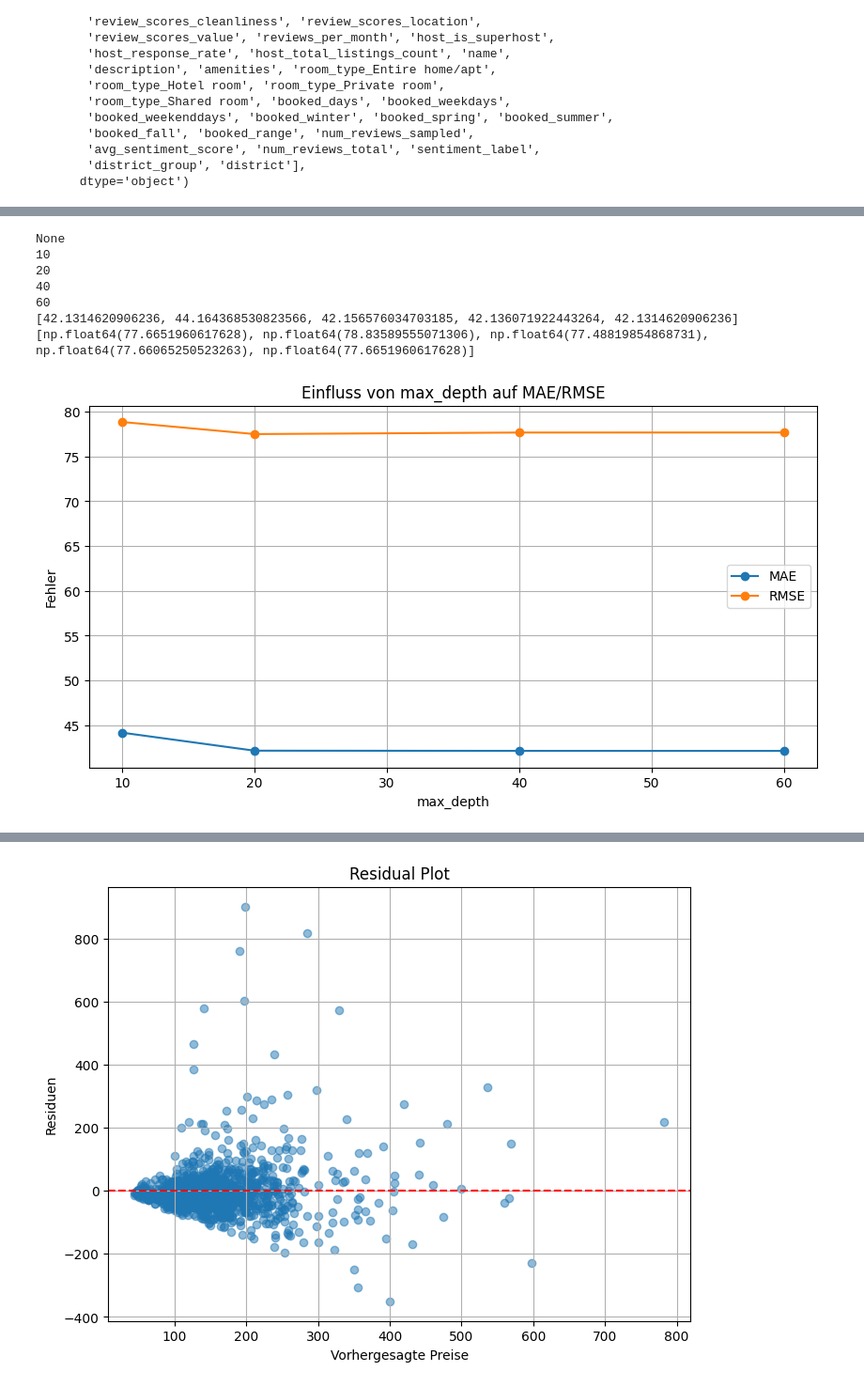
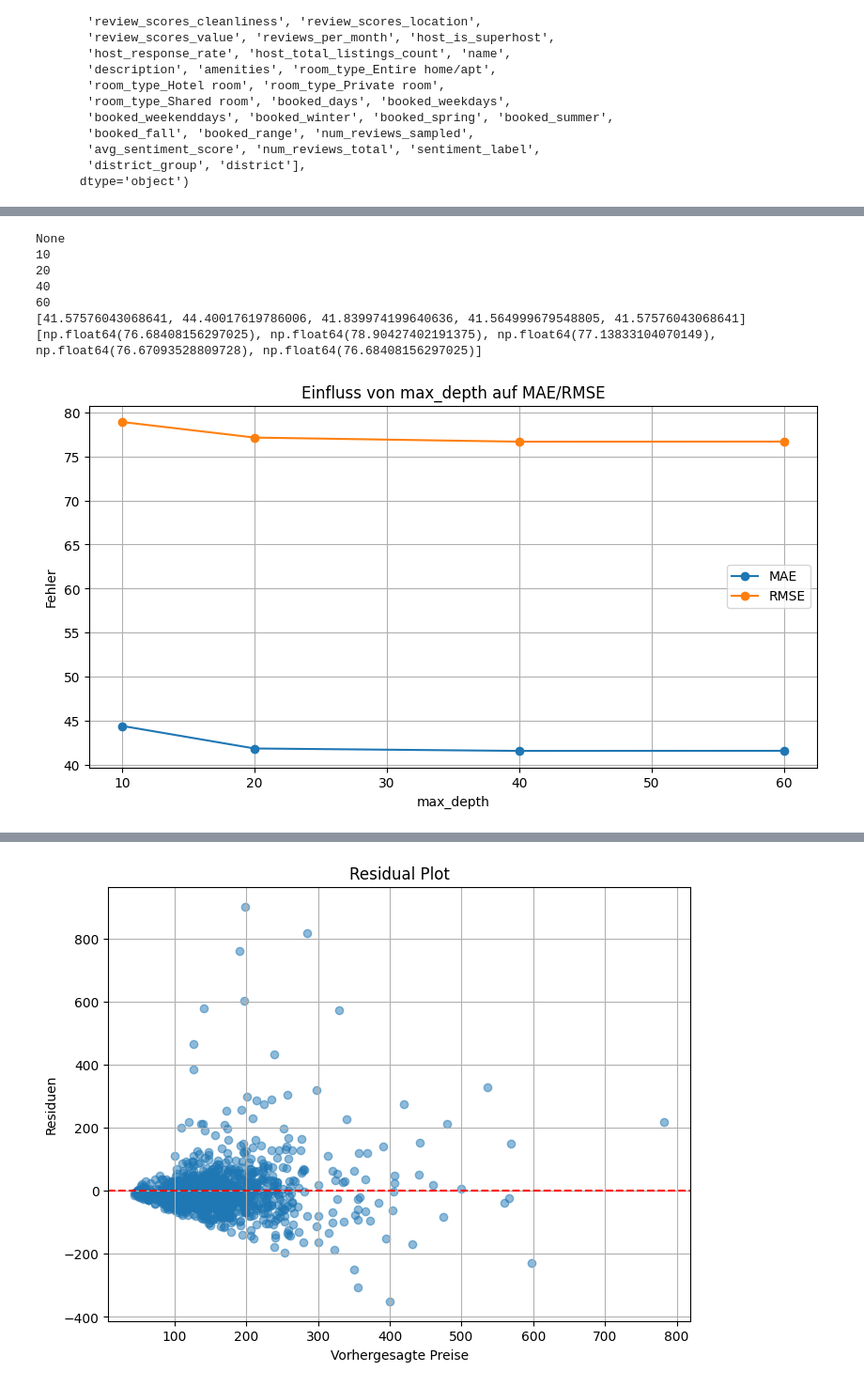
Before and after one commit to Spuphi/ML-airbnb, a Jupyter notebook: RandomForrest.ipynb, the cells around one changed output, grey strips where cells are left out. Shown at 94% size. Cells and saved outputs as stored; diff of their text form; code cells hidden in the pictures.

```diff
--- a/RandomForrest.ipynb
+++ b/RandomForrest.ipynb
@@ -107,5 +107,5 @@ Teste Feature-Set: alle_features
 # %%
-features = feature_sets["calendar_plus_basics2"]
+features = feature_sets["calendar_plus_basics3"]
 # %%
 # Funktion zum Testen von Hyperparametern
 def test_hyperparameter(param_name, param_values, features):
@@ -167,18 +167,18 @@ test_hyperparameter(
 # %%
 test_hyperparameter(
     "max_depth",
     [None, 10, 20, 40, 60],
-    feature_sets["calendar_plus_basics4"]
+    feature_sets["calendar_plus_basics3"]
 )
 # %% [output]
 None
 10
 20
 40
 60
-[42.1314620906236, 44.164368530823566, 42.156576034703185, 42.136071922443264, 42.1314620906236]
-[np.float64(77.6651960617628), np.float64(78.83589555071306), np.float64(77.48819854868731), np.float64(77.66065250523263), np.float64(77.6651960617628)]
+[41.57576043068641, 44.40017619786006, 41.839974199640636, 41.564999679548805, 41.57576043068641]
+[np.float64(76.68408156297025), np.float64(78.90427402191375), np.float64(77.13833104070149), np.float64(76.67093528809728), np.float64(76.68408156297025)]
-[figure, old version]
+[figure, new version]
 # %%
 test_hyperparameter(
     "min_samples_split",
```
Also changed, not shown: parts of 5 cells of this notebook.
